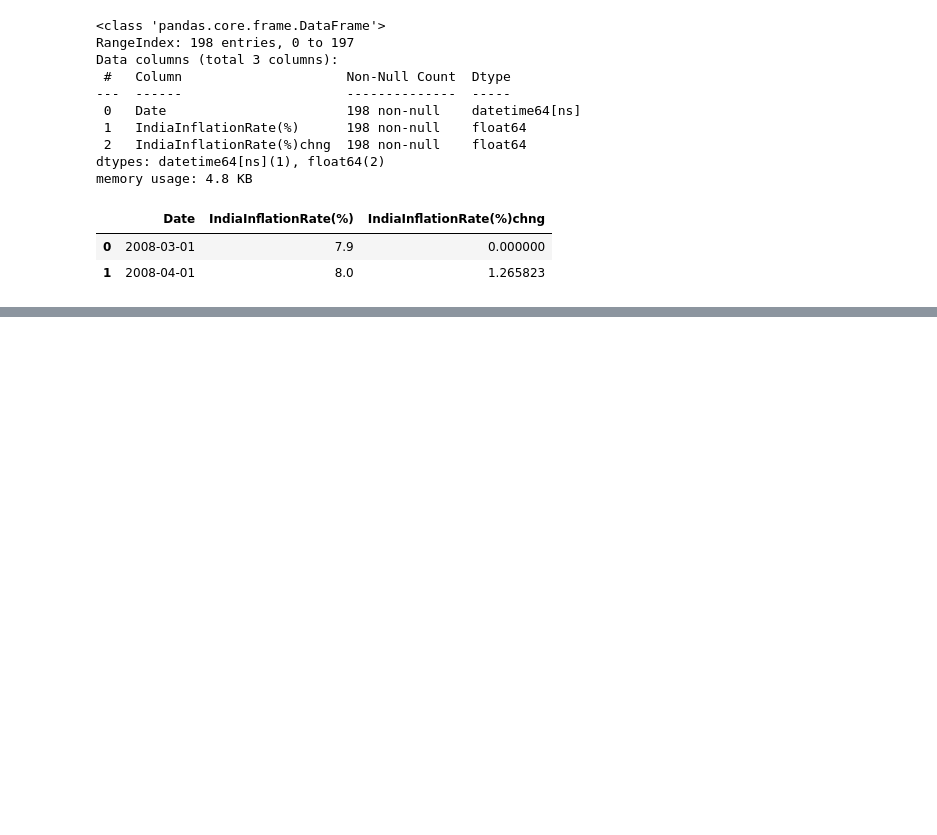
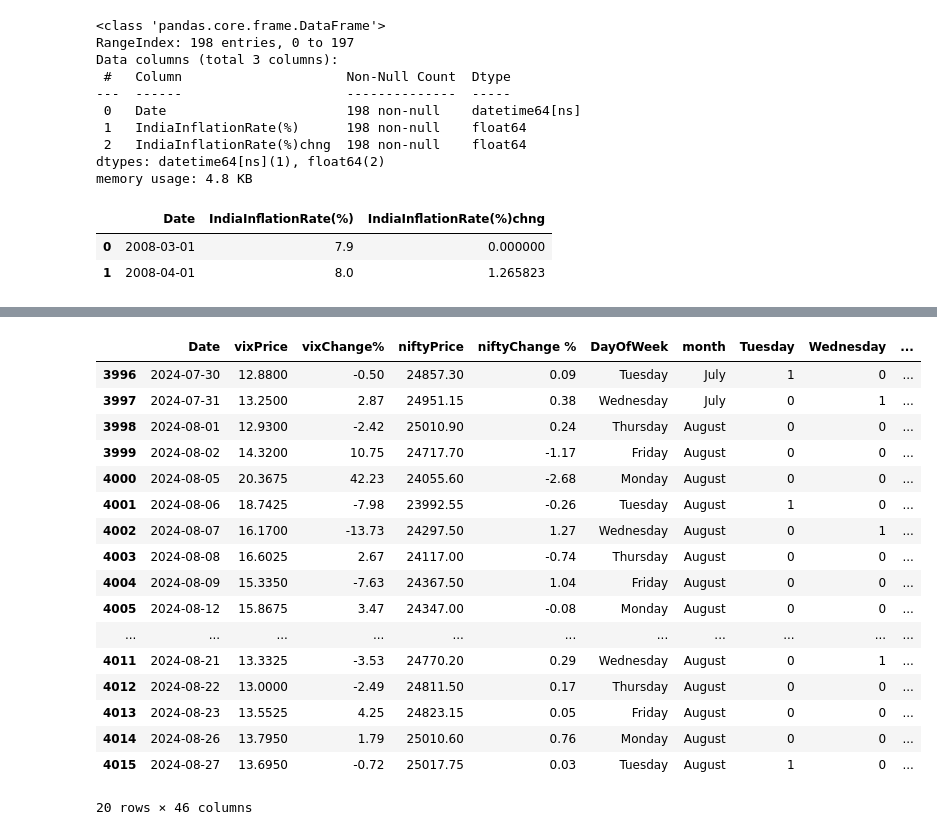
Before and after one commit to albertodavincishekhawat/Nifty-PredictionbyMacro, a Jupyter notebook: MarketPredictionUsingMacroDataUsingTFT.ipynb, the cells around one changed output, grey strips where cells are left out. Saved outputs shown, nothing was run; the diff lists cells and outputs as text; code cells hidden in the pictures; blank space fills up the shorter version.

Commit message:
all df merged

```diff
--- a/MarketPredictionUsingMacroDataUsingTFT.ipynb
+++ b/MarketPredictionUsingMacroDataUsingTFT.ipynb
@@ -660,3 +660,7 @@ adding a column that shows percentage change
 USinflation['USInflationRate%chng'] = USinflation['USInflation Rate (%)'].pct_change() * 100
 # %%
 USinflation['USInflationRate%chng']=USinflation['USInflationRate%chng'].fillna('0').astype(float)
+# %%
+daily_df = pd.merge(daily_df, USinflation, how='left', on='Date')
+daily_df.ffill(inplace=True)
+daily_df.info()
@@ -714,3 +736,7 @@ memory usage: 4.8 KB
 |  | Date | IndiaInflationRate(%) | IndiaInflationRate(%)chng |
 | 0 | 2008-03-01 | 7.9 | 0.000000 |
 | 1 | 2008-04-01 | 8.0 | 1.265823 |
+# %%
+daily_df = pd.merge(daily_df, IndiaInflation, how='left', on='Date')
+daily_df.ffill(inplace=True)
+daily_df.info()
@@ -716,0 +761,21 @@ memory usage: 4.8 KB
+# %%
+daily_df.tail(20)
+# %% [output]
+|  | Date | vixPrice | vixChange% | niftyPrice | niftyChange % | DayOfWeek | month | Tuesday | Wednesday | ... |
+| 3996 | 2024-07-30 | 12.8800 | -0.50 | 24857.30 | 0.09 | Tuesday | July | 1 | 0 | ... |
+| 3997 | 2024-07-31 | 13.2500 | 2.87 | 24951.15 | 0.38 | Wednesday | July | 0 | 1 | ... |
+| 3998 | 2024-08-01 | 12.9300 | -2.42 | 25010.90 | 0.24 | Thursday | August | 0 | 0 | ... |
+| 3999 | 2024-08-02 | 14.3200 | 10.75 | 24717.70 | -1.17 | Friday | August | 0 | 0 | ... |
+| 4000 | 2024-08-05 | 20.3675 | 42.23 | 24055.60 | -2.68 | Monday | August | 0 | 0 | ... |
+| 4001 | 2024-08-06 | 18.7425 | -7.98 | 23992.55 | -0.26 | Tuesday | August | 1 | 0 | ... |
+| 4002 | 2024-08-07 | 16.1700 | -13.73 | 24297.50 | 1.27 | Wednesday | August | 0 | 1 | ... |
+| 4003 | 2024-08-08 | 16.6025 | 2.67 | 24117.00 | -0.74 | Thursday | August | 0 | 0 | ... |
+| 4004 | 2024-08-09 | 15.3350 | -7.63 | 24367.50 | 1.04 | Friday | August | 0 | 0 | ... |
+| 4005 | 2024-08-12 | 15.8675 | 3.47 | 24347.00 | -0.08 | Monday | August | 0 | 0 | ... |
+| ... | ... | ... | ... | ... | ... | ... | ... | ... | ... | ... |
+| 4011 | 2024-08-21 | 13.3325 | -3.53 | 24770.20 | 0.29 | Wednesday | August | 0 | 1 | ... |
+| 4012 | 2024-08-22 | 13.0000 | -2.49 | 24811.50 | 0.17 | Thursday | August | 0 | 0 | ... |
+| 4013 | 2024-08-23 | 13.5525 | 4.25 | 24823.15 | 0.05 | Friday | August | 0 | 0 | ... |
+| 4014 | 2024-08-26 | 13.7950 | 1.79 | 25010.60 | 0.76 | Monday | August | 0 | 0 | ... |
+| 4015 | 2024-08-27 | 13.6950 | -0.72 | 25017.75 | 0.03 | Tuesday | August | 1 | 0 | ... |
+20 rows × 46 columns
```
Also changed, not shown: parts of 14 cells of this notebook.
